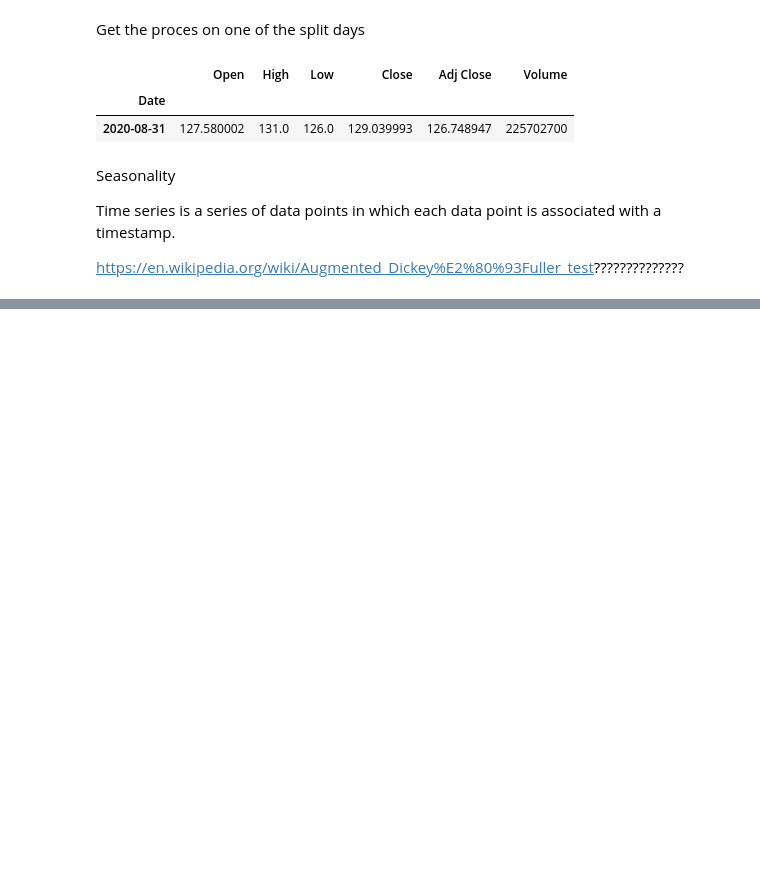
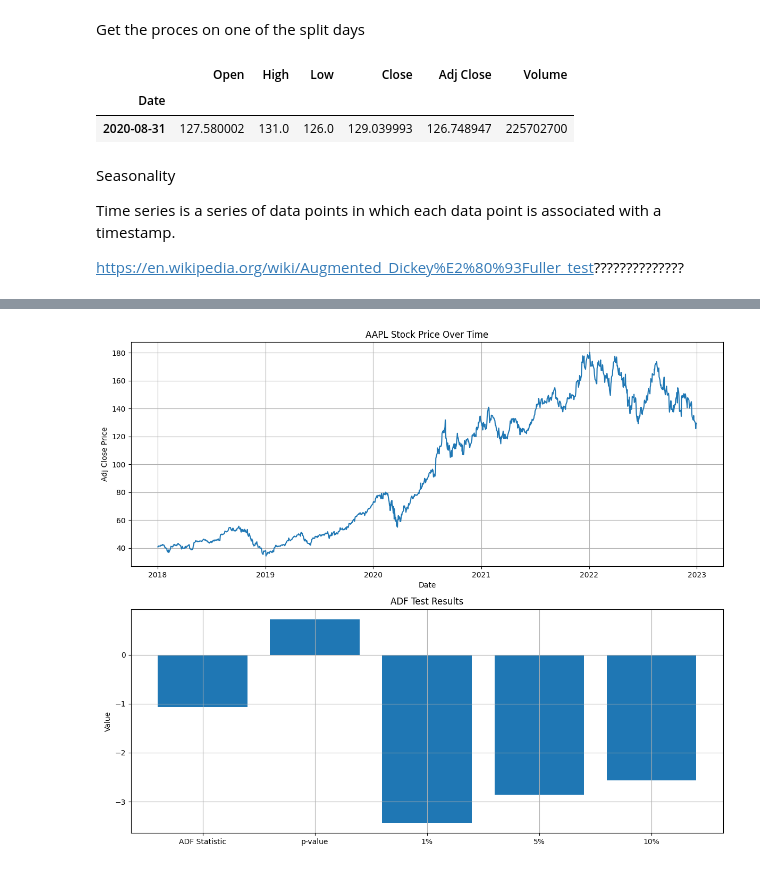
Before and after one commit to venidaydream/Intro_to_Big_Data, a Jupyter notebook: big_data_2.ipynb, the cells around one changed output, grey strips where cells are left out. Saved outputs shown, nothing was run; the diff lists cells and outputs as text; code cells hidden in the pictures; blank space fills up the shorter version.

```diff
--- a/big_data_2.ipynb
+++ b/big_data_2.ipynb
@@ -146,0 +158,5 @@ Valores críticos: {'1%': -3.4356048614183443, '5%': -2.8638605461891617, '10%':
+# %%
+print('ADF Statistic: %f' % resultado_adf[0])
+print('p-value: %f' % resultado_adf[1])
+for key, value in resultado_adf[4].items():
+ print('\t%s: %.3f' % (key, value))
@@ -146,0 +218,24 @@ Valores críticos: {'1%': -3.4356048614183443, '5%': -2.8638605461891617, '10%':
+# %%
+# Create a subplot with two rows (1 for the time series plot, 1 for the ADF statistics)
+fig, (ax1, ax2) = plt.subplots(2, 1, figsize=(12, 10))
+
+# Plot the time series data
+ax1.plot(stock_data)
+ax1.set_title(f"{stock_symbol} Stock Price Over Time")
+ax1.set_xlabel("Date")
+ax1.set_ylabel("Adj Close Price")
+ax1.grid(True)
+
+# Plot the ADF statistic
+ax2.bar(result.keys(), result.values())
+ax2.set_title("ADF Test Results")
+ax2.set_ylabel("Value")
+ax2.grid(True)
+
+# Adjust spacing between subplots
+plt.tight_layout()
+
+# Show the plots
+plt.show()
+# %% [output]
+[figure, added]
```
Also changed, not shown: parts of 4 cells of this notebook.
